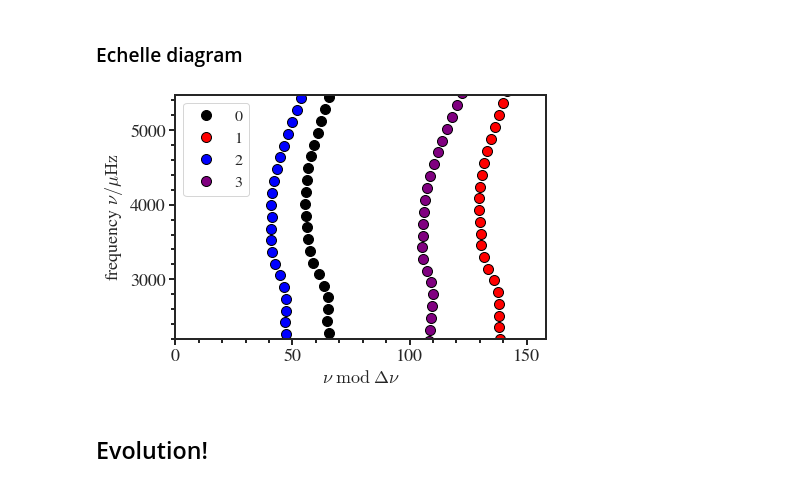
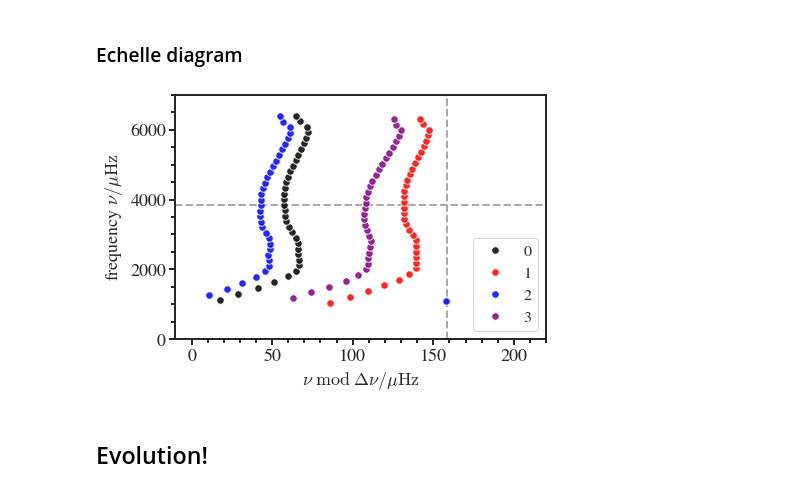
Before and after one commit to earlbellinger/mesa-gyre-tutorial-2022, a Jupyter notebook: tutorial.ipynb, the cells around one changed output. Saved outputs shown, nothing was run; the diff lists cells and outputs as text; code cells hidden in the pictures.

```diff
--- a/tutorial.ipynb
+++ b/tutorial.ipynb
@@ -327,41 +332,42 @@ freqs = [get_frequencies(profile_number) for profile_number in index.profile_num
 # %%
 def plot_echelle(profile_number):
     hist = get_history(profile_number)
     gong = gongs[profile_number-1]
     prof = profs[profile_number-1]
     freq = freqs[profile_number-1]
 
     nu_max   = hist.nu_max.values[0]
     Delta_nu = hist.delta_nu.values[0]
 
     freq = freqs[1]
-    radial = freq[np.logical_and(np.logical_and(
-        freq.l == 0,
-        freq['Re(freq)'] > nu_max-10*Delta_nu),
-        freq['Re(freq)'] < nu_max+10*Delta_nu)]
+    freq = freq[freq['Re(freq)'] < 5/3*nu_max]
+    radial = freq[np.logical_and(freq.l == 0, freq.n_p > 10)]
     Dnu = np.mean(np.diff(radial['Re(freq)'].values))
 
     colors = ('black', 'red', 'blue', 'purple')
     for ell in np.unique(freq.l.values):
         nus = freq[freq.l == ell]
         plt.plot(nus['Re(freq)'] % Dnu,
                  nus['Re(freq)'], '.',
-                 mfc=colors[ell], mec='black', #alpha=0.85,
-                 ms=20, mew=1,
+                 mfc=colors[ell], mec='white', alpha=0.85,
+                 ms=15, mew=1,
                  label=str(ell))
 
-    plt.legend()
+    plt.legend(loc='lower right')
 
-    plt.xlim([0, Dnu])
-    plt.ylim([nu_max-10*Delta_nu, nu_max+10*Delta_nu])
+    plt.axvline(Dnu, ls='--', c='darkgray', zorder=-99)
+    plt.axhline(nu_max, ls='--', c='darkgray', zorder=-99)
+
+    plt.ylim([0, 7000])
+    plt.xlim([-10, 220])
 
     plt.ylabel(r'frequency $\nu/\mu\rm{Hz}$')
-    plt.xlabel(r'$\nu\; \rm{mod}\; \Delta\nu$')
+    plt.xlabel(r'$\nu\; \rm{mod}\; \Delta\nu/\mu\rm{Hz}$')
     #plt.show()
 
 plot_echelle(1)
 # %% [output]
-[figure, old version]
+[figure, new version]
 # %% [markdown]
 ## Evolution!
 # %%
```
Also changed, not shown: parts of 18 cells of this notebook, 1 other file.
